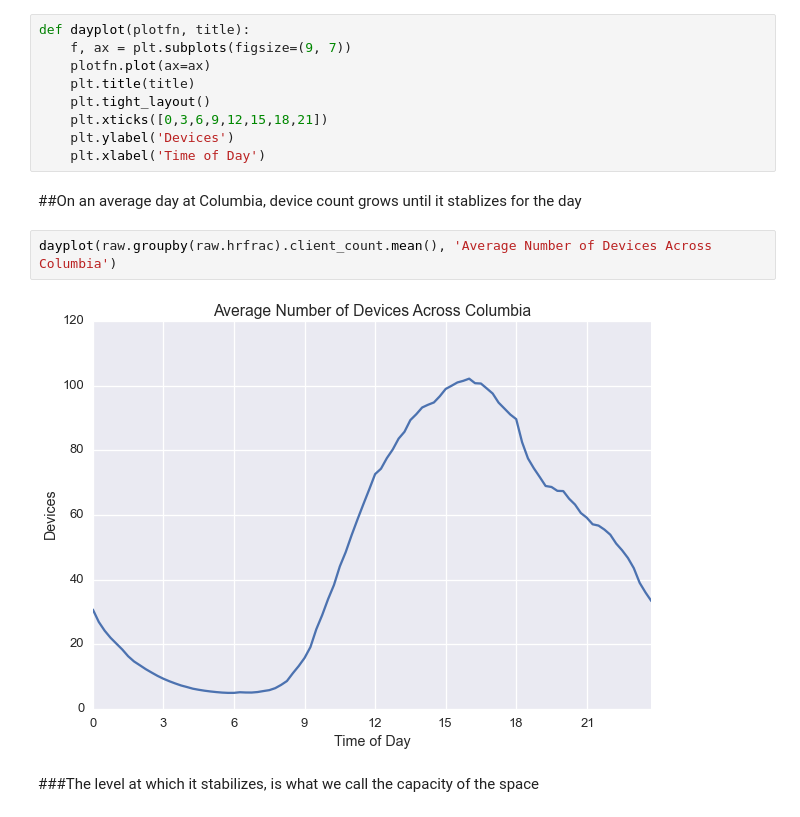
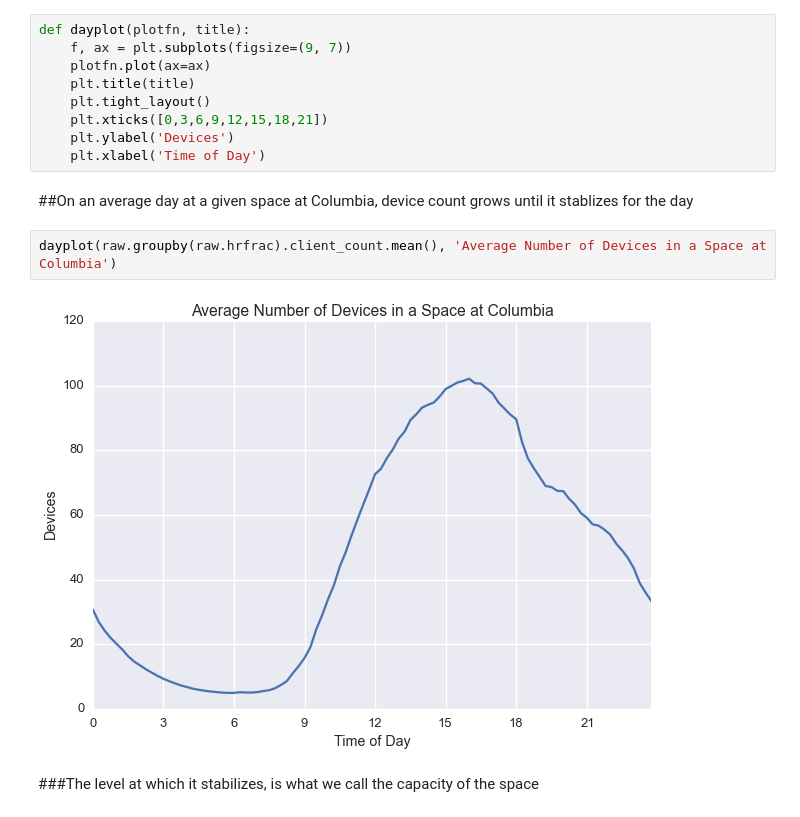
Before and after one commit to ADI-Labs/density, a Jupyter notebook: datasci/density_demo.ipynb, the cells around one changed output. Saved outputs shown, nothing was run; the diff lists cells and outputs as text.

Commit message:
updated language to clarify average space plot re nates comments

```diff
--- a/datasci/density_demo.ipynb
+++ b/datasci/density_demo.ipynb
@@ -71,11 +71,11 @@ def dayplot(plotfn, title):
     plt.ylabel('Devices')
     plt.xlabel('Time of Day')
 # %% [markdown]
-##On an average day at Columbia, device count grows until it stablizes for the day
+##On an average day at a given space at Columbia, device count grows until it stablizes for the day
 # %%
-dayplot(raw.groupby(raw.hrfrac).client_count.mean(), 'Average Number of Devices Across Columbia')
+dayplot(raw.groupby(raw.hrfrac).client_count.mean(), 'Average Number of Devices in a Space at Columbia')
 # %% [output]
-[figure, old version]
+[figure, new version]
 # %% [markdown]
 ###The level at which it stabilizes, is what we call the capacity of the space
 # %% [markdown]
```
Also changed, not shown: parts of 1 cell of this notebook.
